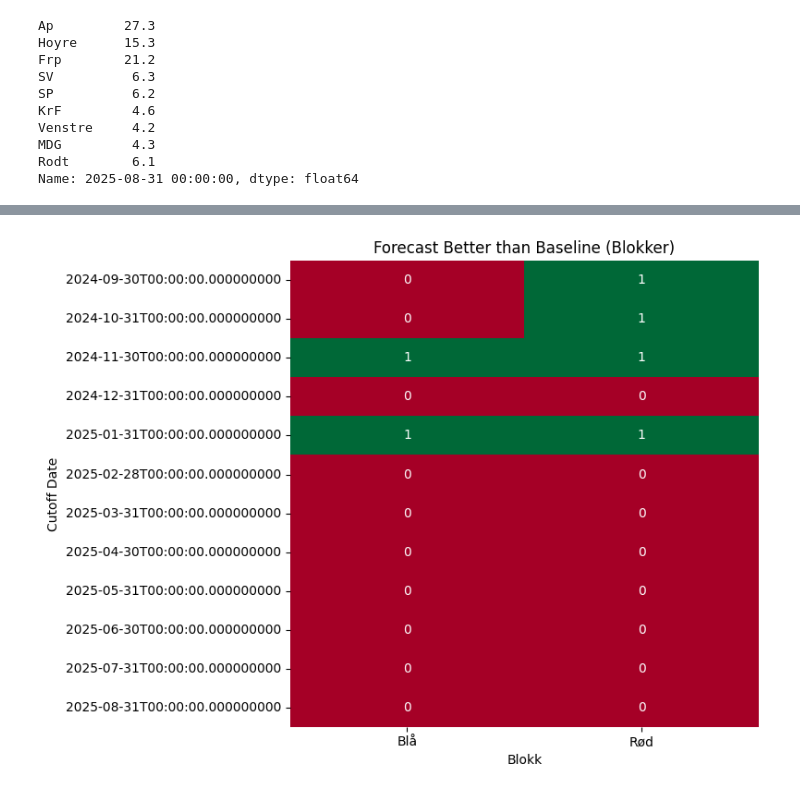
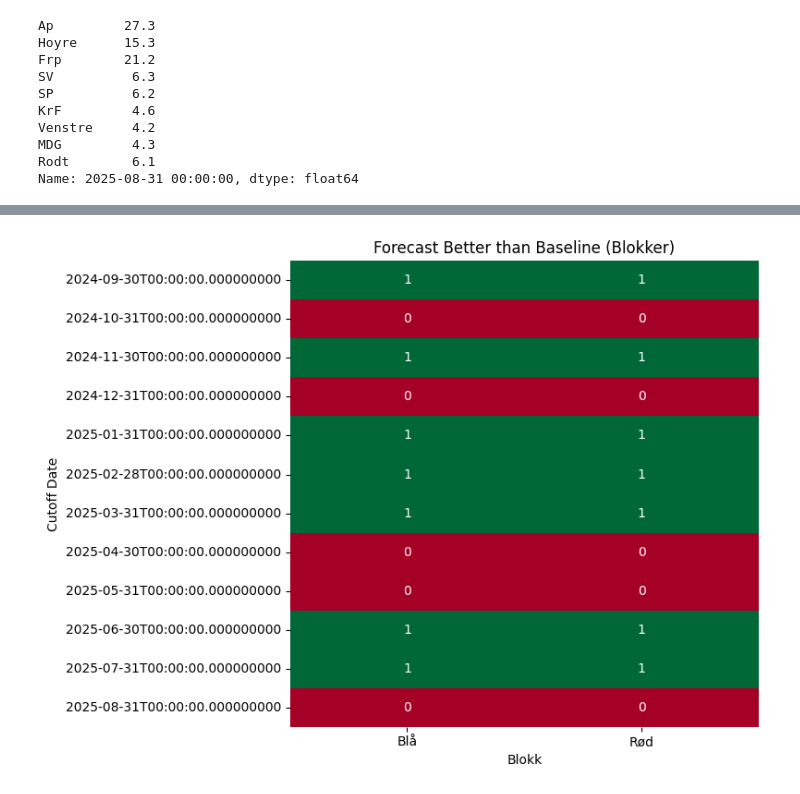
Before and after one commit to jensmorten/onesixtynine, a Jupyter notebook: models/error_per_parti.ipynb, the cells around one changed output, grey strips where cells are left out. Drawn from its saved outputs; the diff is of its cells as text; code cells hidden in the pictures.

```diff
--- a/models/error_per_parti.ipynb
+++ b/models/error_per_parti.ipynb
@@ -228,15 +100,16 @@ for i, cutoff in enumerate(cutoffs):
 
     #print(ex_future)
     #print(cutoff)
-    #model = VAR(df_en_val)
-    model = VAR(endog=df_en_val, exog=df_ex)
-    model_fitted = model.fit(maxlags=2, trend='n', method = 'ols')
+    model = VAR(df_en_val)
+    #model = VAR(endog=df_en_val, exog=df_ex)
+    model_fitted = model.fit(maxlags=3, trend='n', method = 'ols')
 
     forecast_dates = pd.date_range(start=cutoff, periods=steps, freq='ME')
 
     last_actual_value = df_orig.iloc[-1]  # Last known actual data point
     #print(last_actual_value)
-    forecast = model_fitted.forecast(df_en_val.values[-model_fitted.k_ar:], steps=steps,  exog_future=ex_future)
+    #forecast = model_fitted.forecast(df_en_val.values[-model_fitted.k_ar:], steps=steps,  exog_future=ex_future)
+    forecast = model_fitted.forecast(df_en_val.values[-model_fitted.k_ar:], steps=steps)
 
     forecast_df = pd.DataFrame(forecast, index=forecast_dates, columns=df_en_val.columns)
 
@@ -435,27 +308,27 @@ agg
 # %%
 import seaborn as sns
 import matplotlib.pyplot as plt
 
 # bruk blokktabellen 'agg' fra forrige steg
 heatmap_data_blokk = (
-    agg.pivot(index="cutoff", columns="blokk", values="better_than_baseline_relative")
+    agg.pivot(index="cutoff", columns="blokk", values="better_than_baseline")
     .astype(int)
 )
 
 plt.figure(figsize=(8, 6))
 sns.heatmap(
     heatmap_data_blokk,
     annot=True,
     fmt="d",
     cmap="RdYlGn",
     cbar=False
 )
 
 plt.title("Forecast Better than Baseline (Blokker)")
 plt.xlabel("Blokk")
 plt.ylabel("Cutoff Date")
 plt.xticks(rotation=0)
 plt.tight_layout()
 plt.show()
 # %% [output]
-[figure, old version]
+[figure, new version]
```
Also changed, not shown: parts of 14 cells of this notebook, 3 other files.
